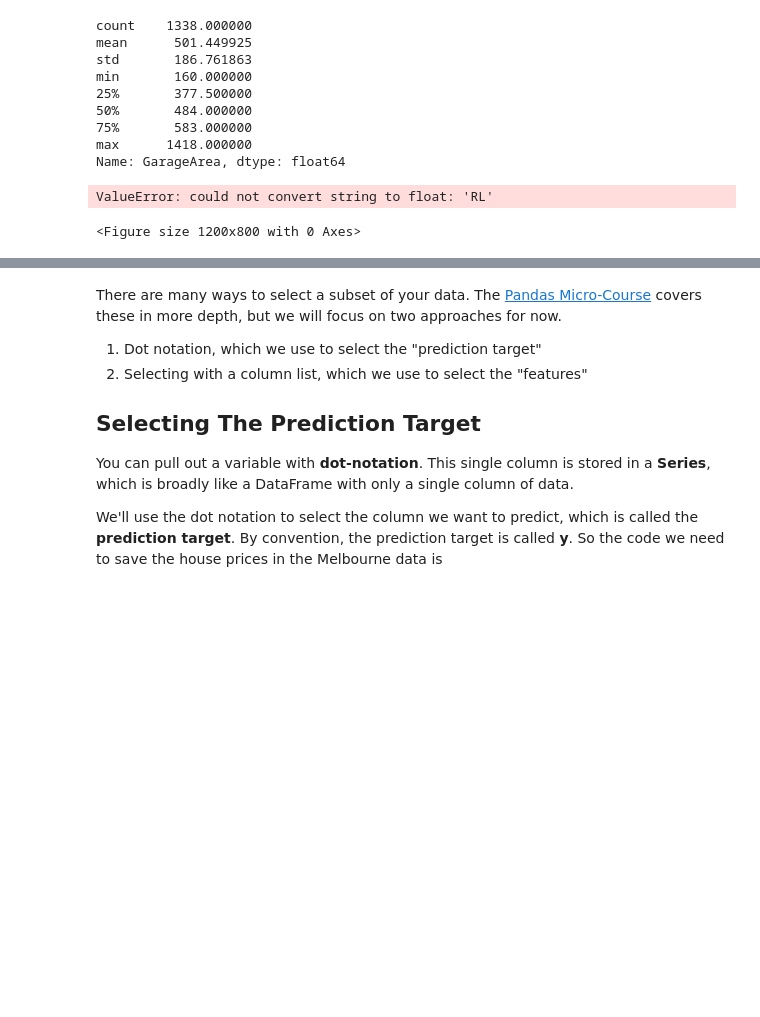
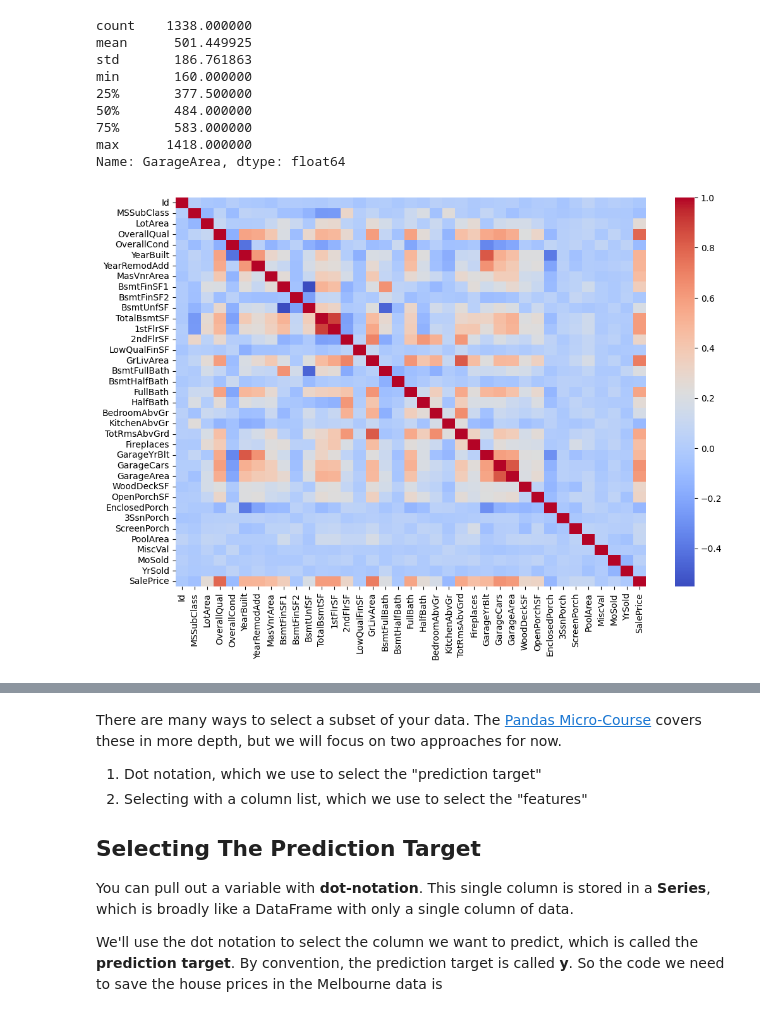
Before and after one commit to matansol/missing_values_project, a Jupyter notebook: missing_value_project.ipynb, the cells around one changed output, grey strips where cells are left out. Drawn from its saved outputs; the diff is of its cells as text; code cells hidden in the pictures; blank space fills up the shorter version.

Commit message:
Added seed to misiing_clf and updated experiments in house pricing

```diff
--- a/missing_value_project.ipynb
+++ b/missing_value_project.ipynb
@@ -1138,10 +1141,8 @@ min       160.000000
 max      1418.000000
 Name: GarageArea, dtype: float64
 # %%
-
 plt.figure(figsize=(12, 8))
-sns.heatmap(house_value_df.corr(), cmap='coolwarm')
+sns.heatmap(df_full.corr(), cmap='coolwarm')
 plt.show()
 # %% [output]
-ValueError: could not convert string to float: 'RL'
-<Figure size 1200x800 with 0 Axes>
+[figure, added]
```
Also changed, not shown: parts of 11 cells of this notebook, 1 other file.
